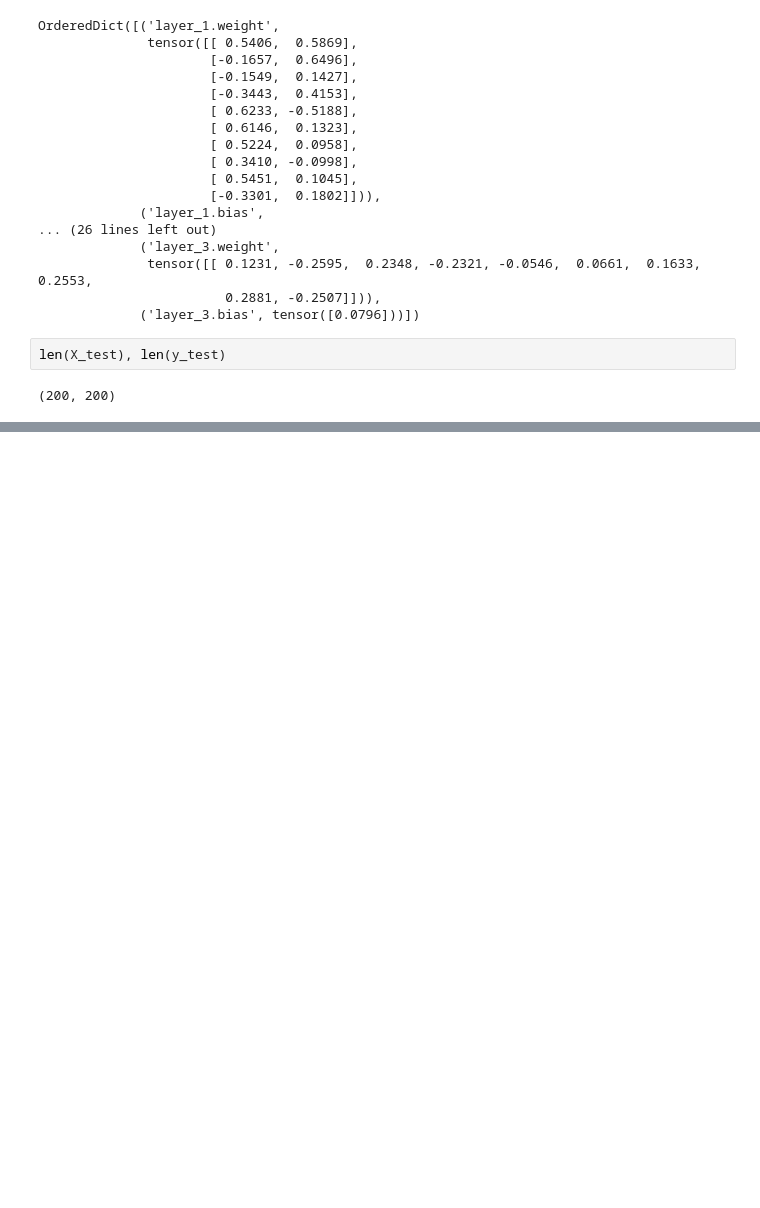
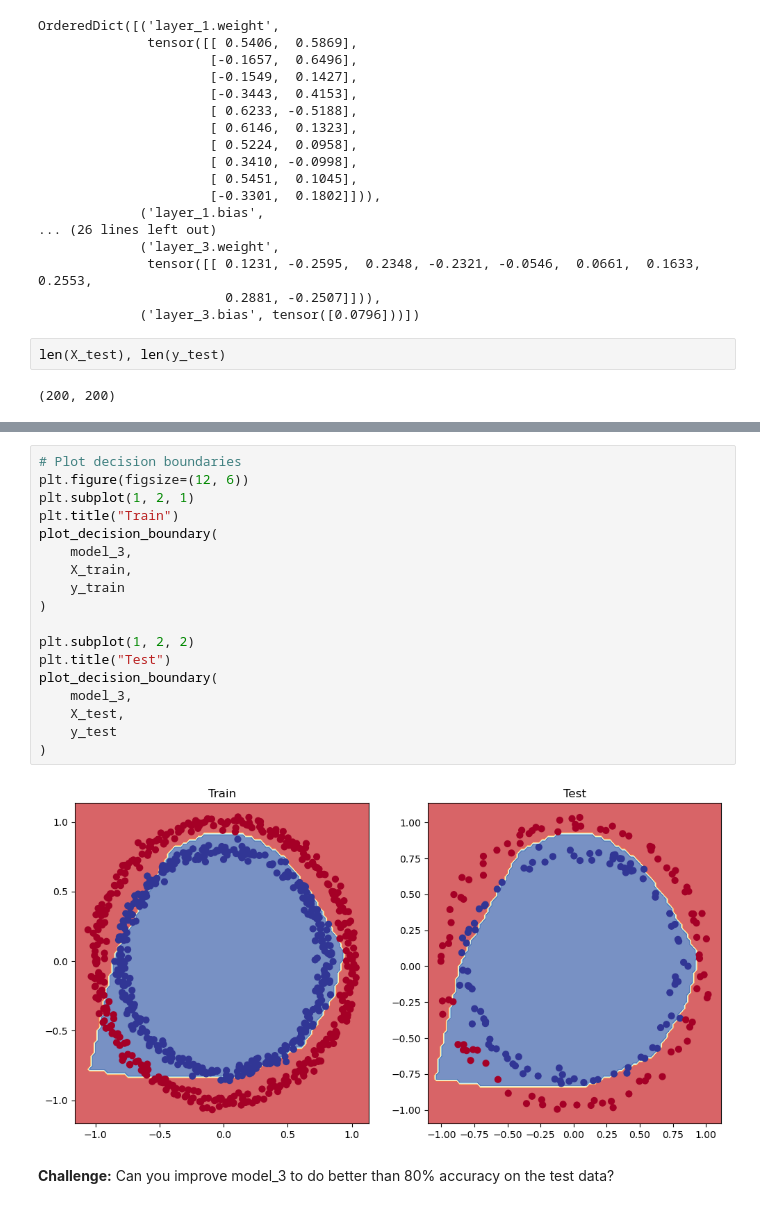
Before and after one commit to aditya040891/Learning-PyTorch-and-Neural-Network-Fundamentals, a Jupyter notebook: 02_neural_network_classification_with_pytorch.ipynb, the cells around one changed output, grey strips where cells are left out. Drawn from its saved outputs; the diff is of its cells as text; blank space fills up the shorter version.

```diff
--- a/02_neural_network_classification_with_pytorch.ipynb
+++ b/02_neural_network_classification_with_pytorch.ipynb
@@ -999,0 +1037,22 @@ Epoch: 900 | Loss: 0.6232, Acc: 74.00% | Test Loss: 0.6211, Test Acc: 79.00%
+# %%
+# Plot decision boundaries
+plt.figure(figsize=(12, 6))
+plt.subplot(1, 2, 1)
+plt.title("Train")
+plot_decision_boundary(
+    model_3,
+    X_train,
+    y_train
+)
+
+plt.subplot(1, 2, 2)
+plt.title("Test")
+plot_decision_boundary(
+    model_3,
+    X_test,
+    y_test
+)
+# %% [output]
+[figure, added]
+# %% [markdown]
+**Challenge:** Can you improve model_3 to do better than 80% accuracy on the test data?
```
Also changed, not shown: parts of 28 cells of this notebook.
